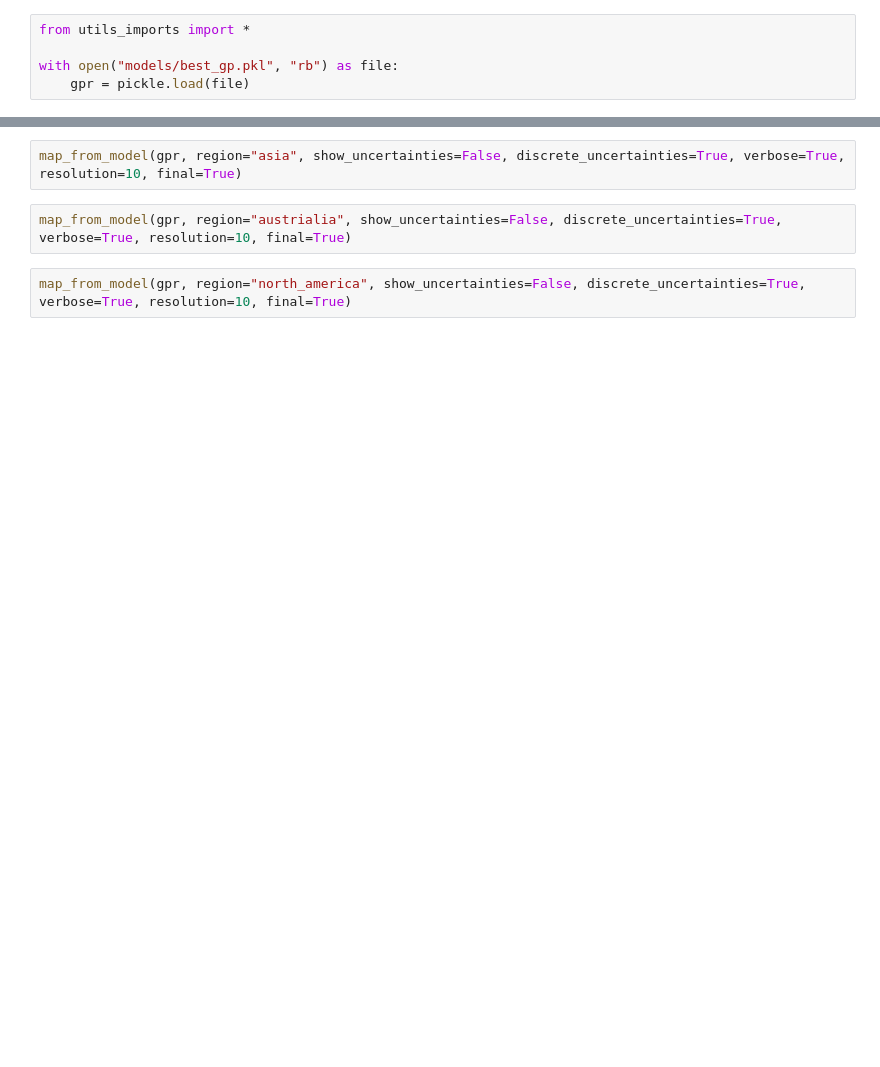
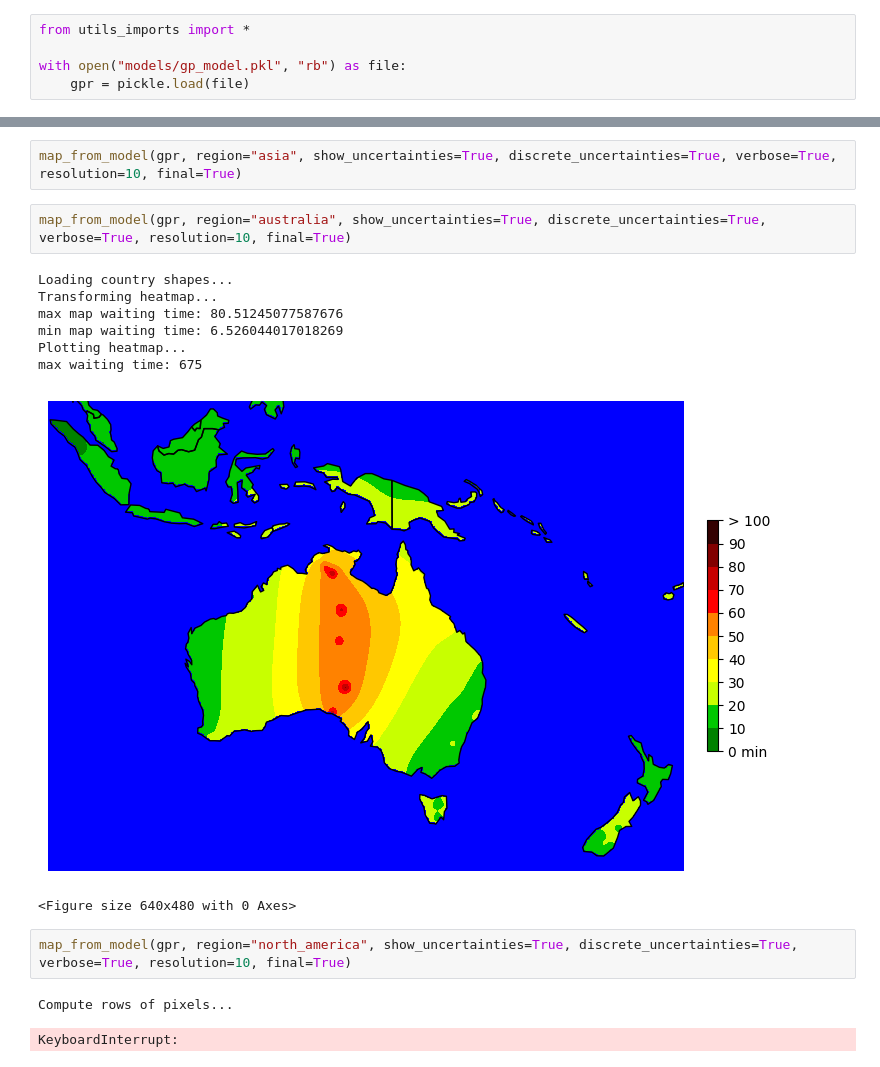
Before and after one commit to Hitchwiki/hitchmap-data, a Jupyter notebook: visualization/predictors/draw_maps.ipynb, the cells around one changed output, grey strips where cells are left out. Saved outputs shown, nothing was run; the diff lists cells and outputs as text; blank space fills up the shorter version.

```diff
--- a/visualization/predictors/draw_maps.ipynb
+++ b/visualization/predictors/draw_maps.ipynb
@@ -1,5 +1,5 @@
 # %%
 from utils_imports import *
 
-with open("models/best_gp.pkl", "rb") as file:
+with open("models/gp_model.pkl", "rb") as file:
     gpr = pickle.load(file)
@@ -8,6 +33,18 @@ map_from_model(gpr, region="europe", show_uncertainties=False, verbose=True, res
 # %%
-map_from_model(gpr, region="asia", show_uncertainties=False, discrete_uncertainties=True, verbose=True, resolution=10, final=True)
+map_from_model(gpr, region="asia", show_uncertainties=True, discrete_uncertainties=True, verbose=True, resolution=10, final=True)
 # %%
-map_from_model(gpr, region="austrialia", show_uncertainties=False, discrete_uncertainties=True, verbose=True, resolution=10, final=True)
+map_from_model(gpr, region="australia", show_uncertainties=True, discrete_uncertainties=True, verbose=True, resolution=10, final=True)
+# %% [output]
+Loading country shapes...
+Transforming heatmap...
+max map waiting time: 80.51245077587676
+min map waiting time: 6.526044017018269
+Plotting heatmap...
+max waiting time: 675
+[figure, added]
+<Figure size 640x480 with 0 Axes>
 # %%
-map_from_model(gpr, region="north_america", show_uncertainties=False, discrete_uncertainties=True, verbose=True, resolution=10, final=True)
+map_from_model(gpr, region="north_america", show_uncertainties=True, discrete_uncertainties=True, verbose=True, resolution=10, final=True)
+# %% [output]
+Compute rows of pixels...
+KeyboardInterrupt:
```
Also changed, not shown: parts of 6 cells of this notebook, 9 other files.
